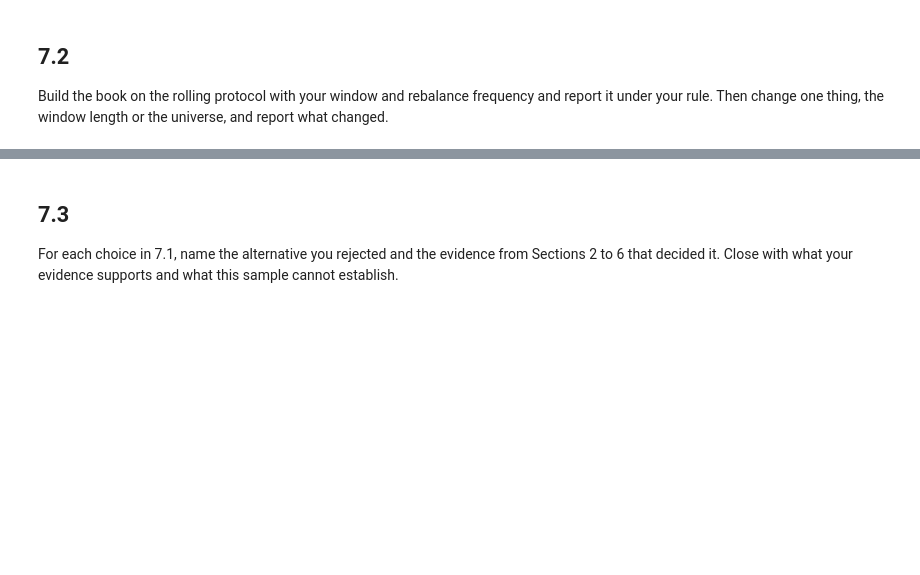
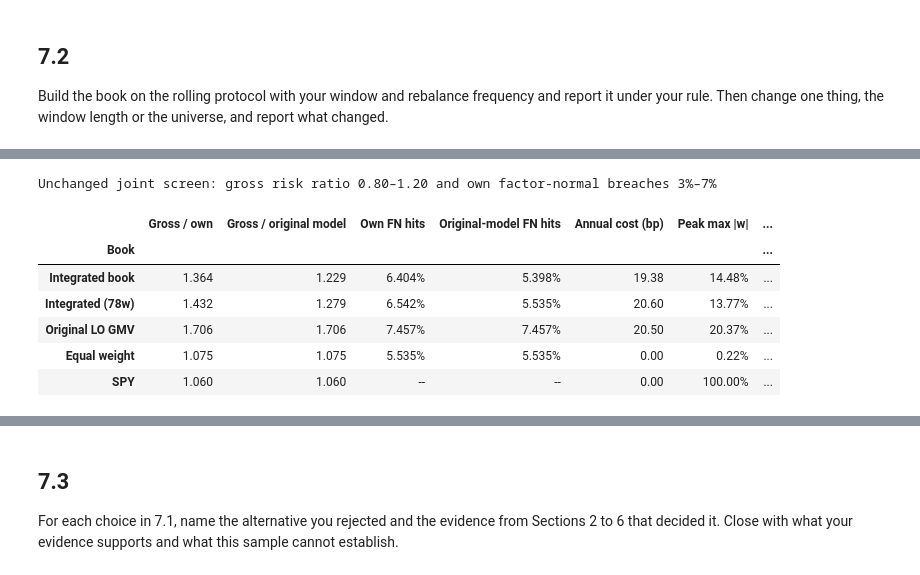
Before and after one commit to psonhoang/finm36700-hw-group-3c, a Jupyter notebook: Midterm_Project/Project_notebook.ipynb, the cells around one changed output, grey strips where cells are left out. Cells and saved outputs as stored; diff of their text form; code cells hidden in the pictures; blank space fills up the shorter version.

```diff
--- a/Midterm_Project/Project_notebook.ipynb
+++ b/Midterm_Project/Project_notebook.ipynb
@@ -1464,0 +1390,68 @@ display(Markdown(
+# %%
+# Reuse Section 5 unchanged for historical, EWMA and static-factor forecasts on all current holdings.
+stock_books = {label: book for label, book in final_books.items() if label != 'SPY'}
+retentions = {label: specs[label]['lam'] if label in specs else 0.0 for label in stock_books}
+static_daily = forecast_daily(stock_books, residual_retention=retentions, include_ewma_cvar=True)
+adaptive_labels = [label for label, spec in specs.items() if spec['adaptive']]
+static_normal = static_daily[static_daily.Method == 'Factor normal'].set_index(['Origin', 'Book'])
+schedules = {label: daily_weight_schedule(final_books[label]['weights']) for label in adaptive_labels}
+adaptive_rows = []
+for origin in sorted(static_daily.Origin.unique()):
+    f = daily_factors.loc[:origin].tail(DAILY_WINDOW).to_numpy()
+    x = daily_returns.loc[:origin].tail(DAILY_WINDOW).to_numpy()
+    multiplier = factor_scale_update(f)
+    fc = f-f.mean(axis=0)
+    fcov = fc.T@fc/(DAILY_WINDOW-1)
+    w = np.column_stack([schedules[label].loc[origin].to_numpy() for label in adaptive_labels])
+    past = x@w
+    # OLS is linear: regress the current-weight books to recover B @ w without refitting all stocks.
+    exposures = np.linalg.lstsq(fc, past-past.mean(axis=0), rcond=None)[0]
+    covariance_change = multiplier[:, None]*fcov*multiplier[None, :]-fcov
+    changes = np.sum(exposures*(covariance_change@exposures), axis=0)
+    for j, label in enumerate(adaptive_labels):
+        reference = static_normal.loc[(origin, label)]
+        variance = reference.Sigma**2+changes[j]
+        if not np.isfinite(variance) or variance <= 0:
+            raise ValueError(f'Invalid adaptive daily variance for {label} at {origin}.')
+        sigma, mean = np.sqrt(variance), past[:, j].mean()
+        quantile = mean+z_alpha*sigma
+        cvar = -mean+sigma*norm.pdf(z_alpha)/ALPHA
+        adaptive_rows.append((origin, reference.Date, label, 'Factor normal', reference.Return,
+                              quantile, cvar, sigma, reference.Return < quantile))
+final_daily_risk = static_daily.copy()
+replace = final_daily_risk.Book.isin(adaptive_labels) & final_daily_risk.Method.eq('Factor normal')
+final_daily_risk.loc[replace, 'Method'] = 'Static factor normal'
+final_daily_risk = pd.concat([final_daily_risk, pd.DataFrame(adaptive_rows, columns=static_daily.columns)], ignore_index=True)
+final_hit_summary = summarize_hits(final_daily_risk)
+full_hits = final_hit_summary[final_hit_summary.Regime == 'Full period'].set_index(['Book', 'Method'])
+
+# The own-model screen is separate from the original-model reference on identical holdings.
+evaluation_rows = []
+for label, book in final_books.items():
+    gross = book['gross_excess'].std(ddof=1)*np.sqrt(52)
+    own_ratio = gross/book['predicted'].mean()
+    ref_ratio = gross/book['reference_predicted'].mean()
+    hit = full_hits.loc[(label, 'Factor normal'), 'Breach rate'] if label != 'SPY' else np.nan
+    ref_method = ('Factor normal (diagonal)' if retentions.get(label, 0) > 0 else
+                  'Static factor normal' if label in adaptive_labels else 'Factor normal')
+    ref_hit = full_hits.loc[(label, ref_method), 'Breach rate'] if label != 'SPY' else np.nan
+    screen = ('Pass' if 0.8 <= own_ratio <= 1.2 and 0.03 <= hit <= 0.07 else 'Fail') if label != 'SPY' else 'Not scored'
+    evaluation_rows.append({'Book': label, 'Gross vol': gross, 'Gross / own': own_ratio,
+                            'Gross / original model': ref_ratio, 'Own FN hits': hit, 'Original-model FN hits': ref_hit,
+                            'Annual cost (bp)': book['costs'].mean()*52*10000,
+                            'Peak max |w|': book['weights'].abs().to_numpy().max(), 'Risk screen': screen})
+evaluation = pd.DataFrame(evaluation_rows).set_index('Book')
+evaluation_formats = {'Gross vol': '{:.2%}', 'Gross / own': '{:.3f}', 'Gross / original model': '{:.3f}',
+                      'Own FN hits': '{:.3%}', 'Original-model FN hits': '{:.3%}', 'Annual cost (bp)': '{:.2f}',
+                      'Peak max |w|': '{:.2%}', 'Risk screen': '{}'}
+show_table(evaluation.loc[main_labels].drop(columns='Gross vol'), evaluation_formats,
+           'Unchanged joint screen: gross risk ratio 0.80–1.20 and own factor-normal breaches 3%–7%')
+# %% [output]
+Unchanged joint screen: gross risk ratio 0.80–1.20 and own factor-normal breaches 3%–7%
+|  | Gross / own | Gross / original model | Own FN hits | Original-model FN hits | Annual cost (bp) | Peak max |w| | ... |
+| Book |  |  |  |  |  |  | ... |
+| Integrated book | 1.364 | 1.229 | 6.404% | 5.398% | 19.38 | 14.48% | ... |
+| Integrated (78w) | 1.432 | 1.279 | 6.542% | 5.535% | 20.60 | 13.77% | ... |
+| Original LO GMV | 1.706 | 1.706 | 7.457% | 7.457% | 20.50 | 20.37% | ... |
+| Equal weight | 1.075 | 1.075 | 5.535% | 5.535% | 0.00 | 0.22% | ... |
+| SPY | 1.060 | 1.060 | -- | -- | 0.00 | 100.00% | ... |
```
Also changed, not shown: parts of 28 cells of this notebook.
